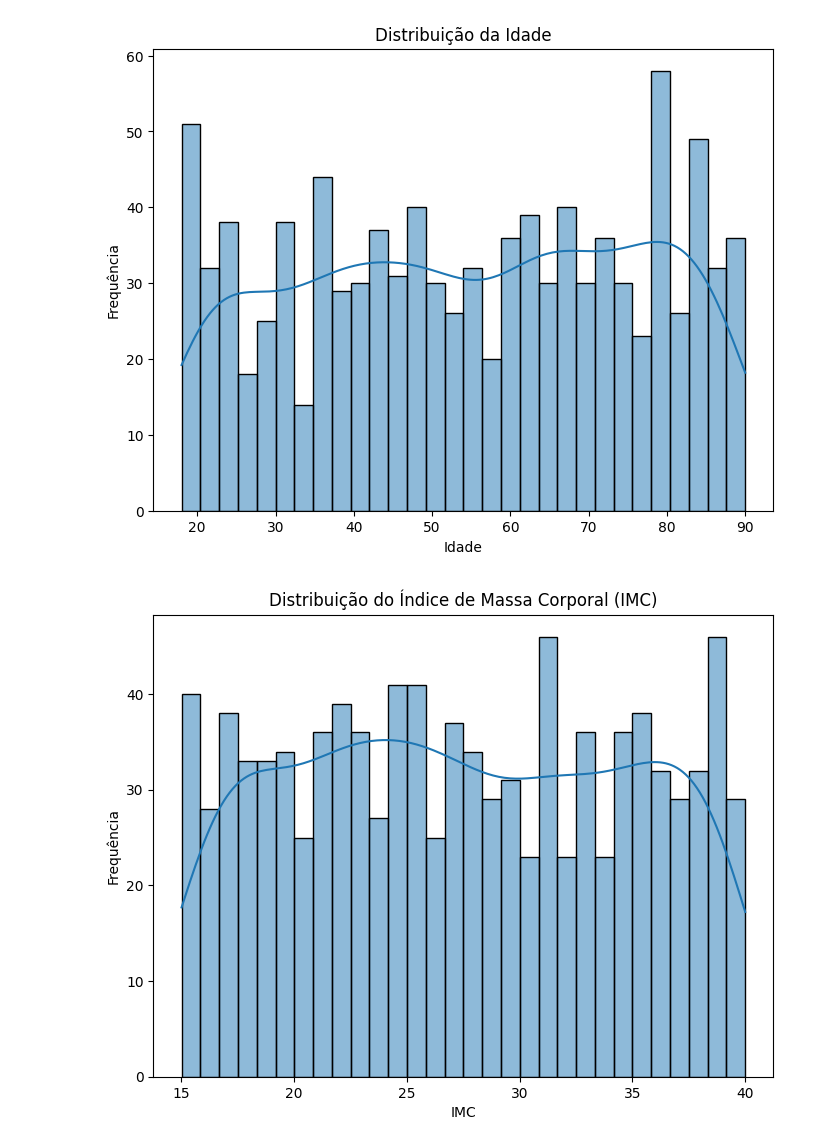
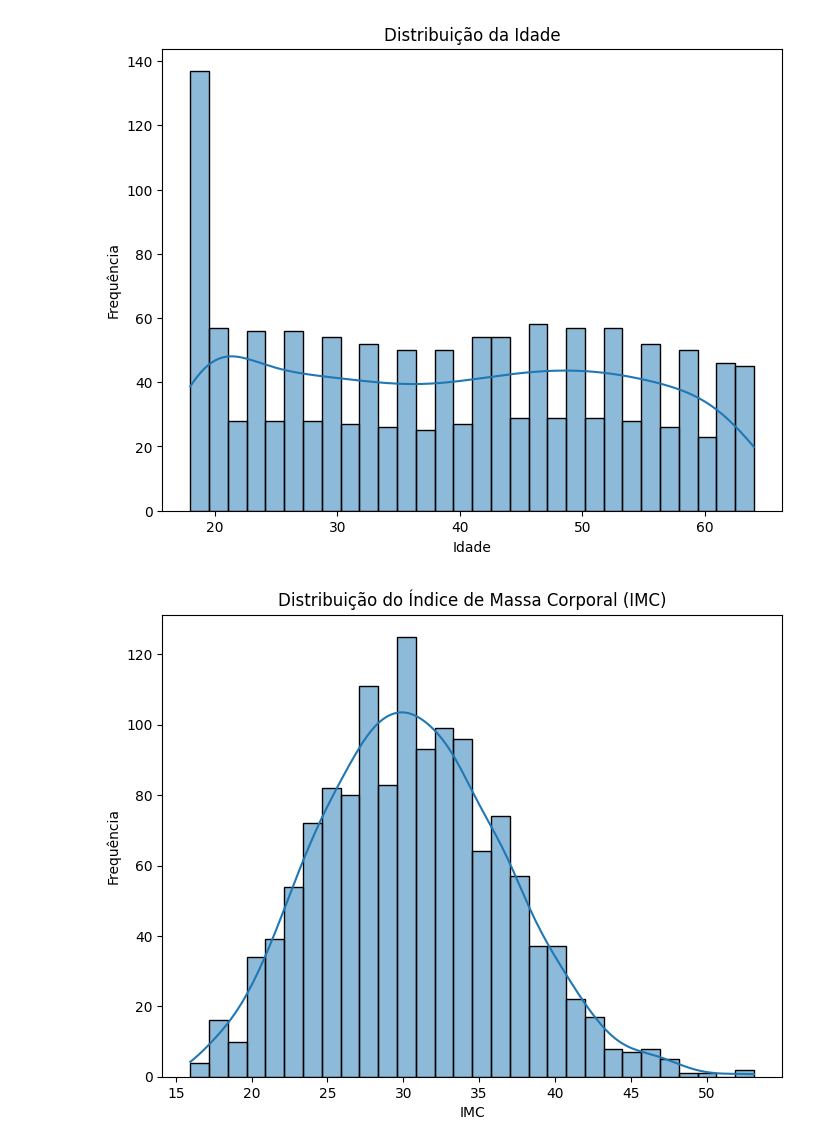
Before and after one commit to chrispinheiro/tech-challenge, a Jupyter notebook: techChalenge_fase1.ipynb, the cells around one changed output. Cells and saved outputs as stored; diff of their text form; code cells hidden in the pictures.

```diff
--- a/techChalenge_fase1.ipynb
+++ b/techChalenge_fase1.ipynb
@@ -7,3 +8,7 @@ Seguro_saude = pd.read_csv('seguro_saude1.csv', encoding="latin1")
+# %%
+#Importado arquivo seguro saude contendo 1.000 registros
+# Features: age, sex, bmi(IMC), children , smoker, region, charges(Encargos).
+Seguro_saude = pd.read_csv('insurance.csv', encoding="latin1")
 # %%
 # Visualizando as primeiras linhas do DataFrame para verificar a estrutura dos dados
 print(Seguro_saude.head())
@@ -34,21 +39,21 @@ import seaborn as sns
 # %%
 #distribuicao pela idade
 plt.figure(figsize=(8, 6))
-sns.histplot(Seguro_saude['Idade'], bins=30, kde=True)
+sns.histplot(Seguro_saude['age'], bins=30, kde=True)
 plt.title('Distribuição da Idade')
 plt.xlabel('Idade')
 plt.ylabel('Frequência')
 plt.show()
 # %% [output]
-[figure, old version]
+[figure, new version]
 # %%
 #distribuicao pelo IMC
 plt.figure(figsize=(8, 6))
-sns.histplot(Seguro_saude['IMC'], bins=30, kde=True)
+sns.histplot(Seguro_saude['bmi'], bins=30, kde=True)
 plt.title('Distribuição do Índice de Massa Corporal (IMC)')
 plt.xlabel('IMC')
 plt.ylabel('Frequência')
 plt.show()
 # %% [output]
-[figure, old version]
+[figure, new version]
 # %%
```
Also changed, not shown: parts of 32 cells of this notebook.
